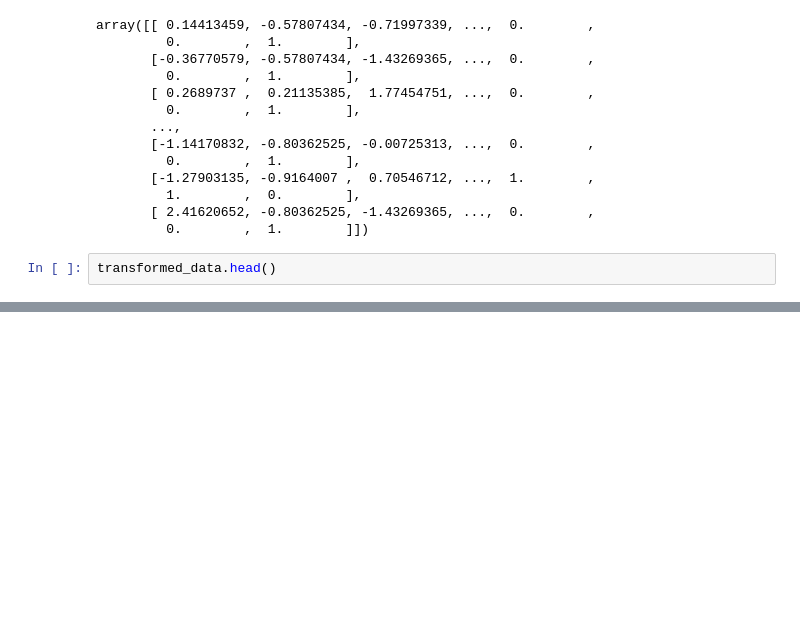
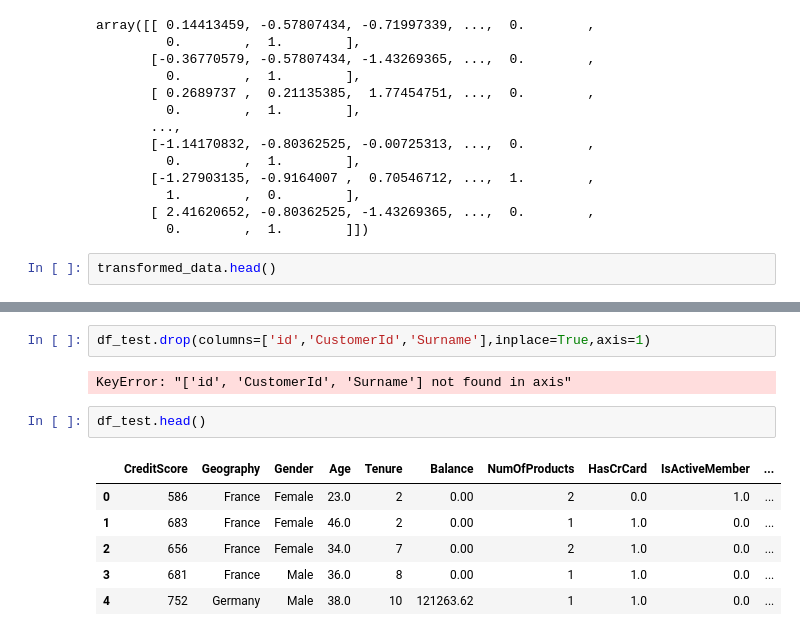
Before and after one commit to josmyrose/Unsupervised-Learning, a Jupyter notebook: bank-customer-churn1-1.ipynb, the cells around one changed output, grey strips where cells are left out. Saved outputs shown, nothing was run; the diff lists cells and outputs as text; blank space fills up the shorter version.

Commit message:
Kaggle Notebook | bank customer churn1.1 | Version 16

```diff
--- a/bank-customer-churn1-1.ipynb
+++ b/bank-customer-churn1-1.ipynb
@@ -753,0 +625,13 @@ KeyboardInterrupt:
+# %%
+df_test.drop(columns=['id','CustomerId','Surname'],inplace=True,axis=1)
+# %% [output]
+KeyError: "['id', 'CustomerId', 'Surname'] not found in axis"
+# %%
+df_test.head()
+# %% [output]
+|  | CreditScore | Geography | Gender | Age | Tenure | Balance | NumOfProducts | HasCrCard | IsActiveMember | ... |
+| 0 | 586 | France | Female | 23.0 | 2 | 0.00 | 2 | 0.0 | 1.0 | ... |
+| 1 | 683 | France | Female | 46.0 | 2 | 0.00 | 1 | 1.0 | 0.0 | ... |
+| 2 | 656 | France | Female | 34.0 | 7 | 0.00 | 2 | 1.0 | 0.0 | ... |
+| 3 | 681 | France | Male | 36.0 | 8 | 0.00 | 1 | 1.0 | 0.0 | ... |
+| 4 | 752 | Germany | Male | 38.0 | 10 | 121263.62 | 1 | 1.0 | 0.0 | ... |
```
Also changed, not shown: parts of 36 cells of this notebook.
